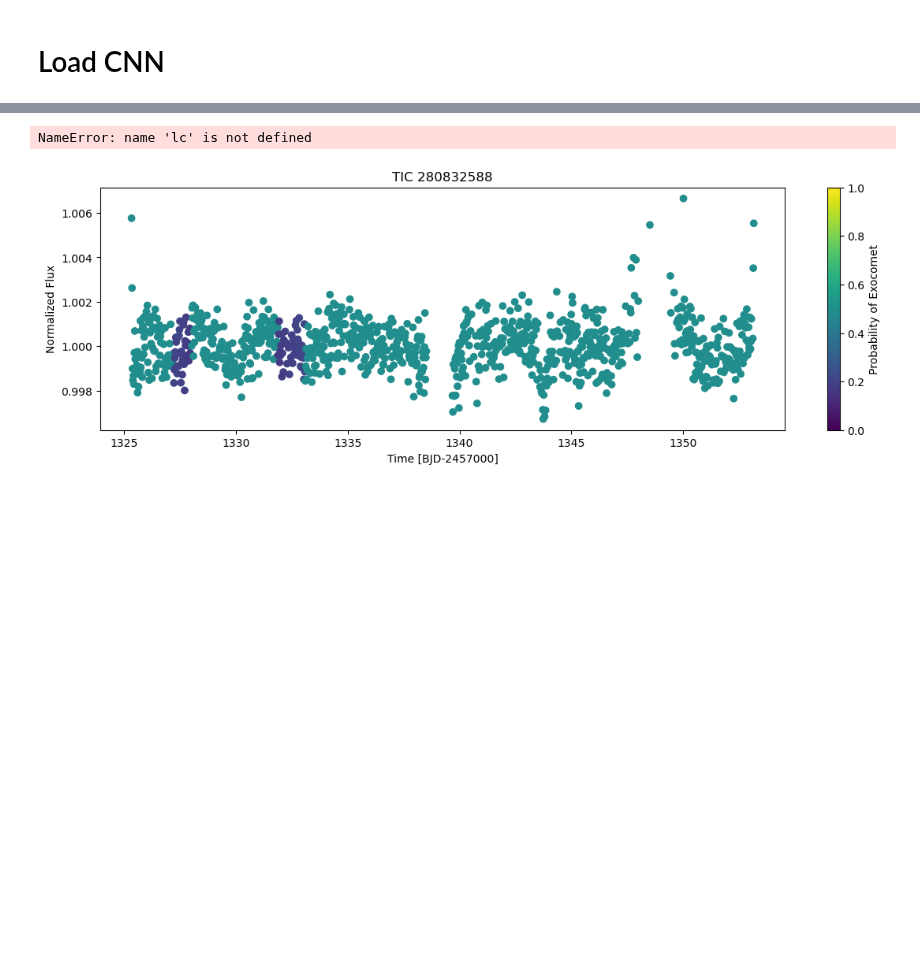
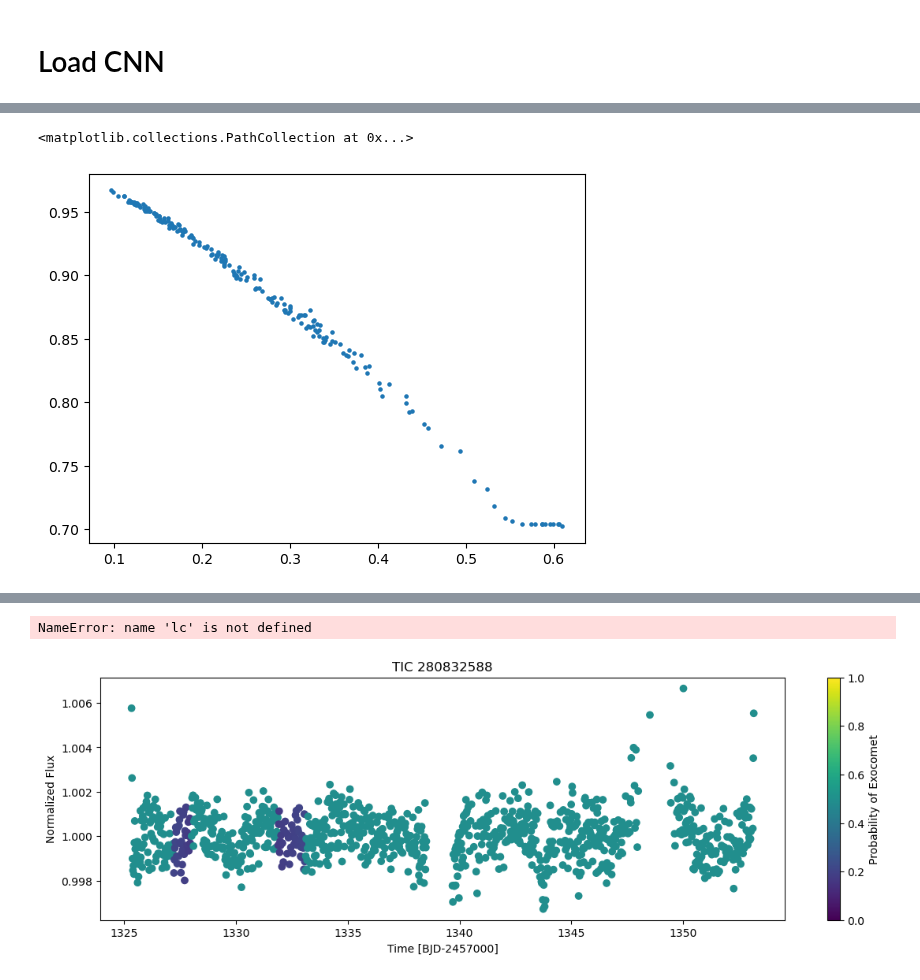
Before and after one commit to azibn/nets2, a Jupyter notebook: notebooks/CNN.ipynb, the cells around one changed output, grey strips where cells are left out. Drawn from its saved outputs; the diff is of its cells as text; code cells hidden in the pictures; blank space fills up the shorter version.

```diff
--- a/notebooks/CNN.ipynb
+++ b/notebooks/CNN.ipynb
@@ -254,3 +261,8 @@ plot_training_history(cnn.history)
+# %%
+plt.scatter(cnn.history.history['loss'],cnn.history.history['accuracy'],s=5)
+# %% [output]
+<matplotlib.collections.PathCollection at 0x...>
+[figure, added]
 # %%
 cnn.history_table
 # %% [output]
```
Also changed, not shown: parts of 11 cells of this notebook, 11 other files.
